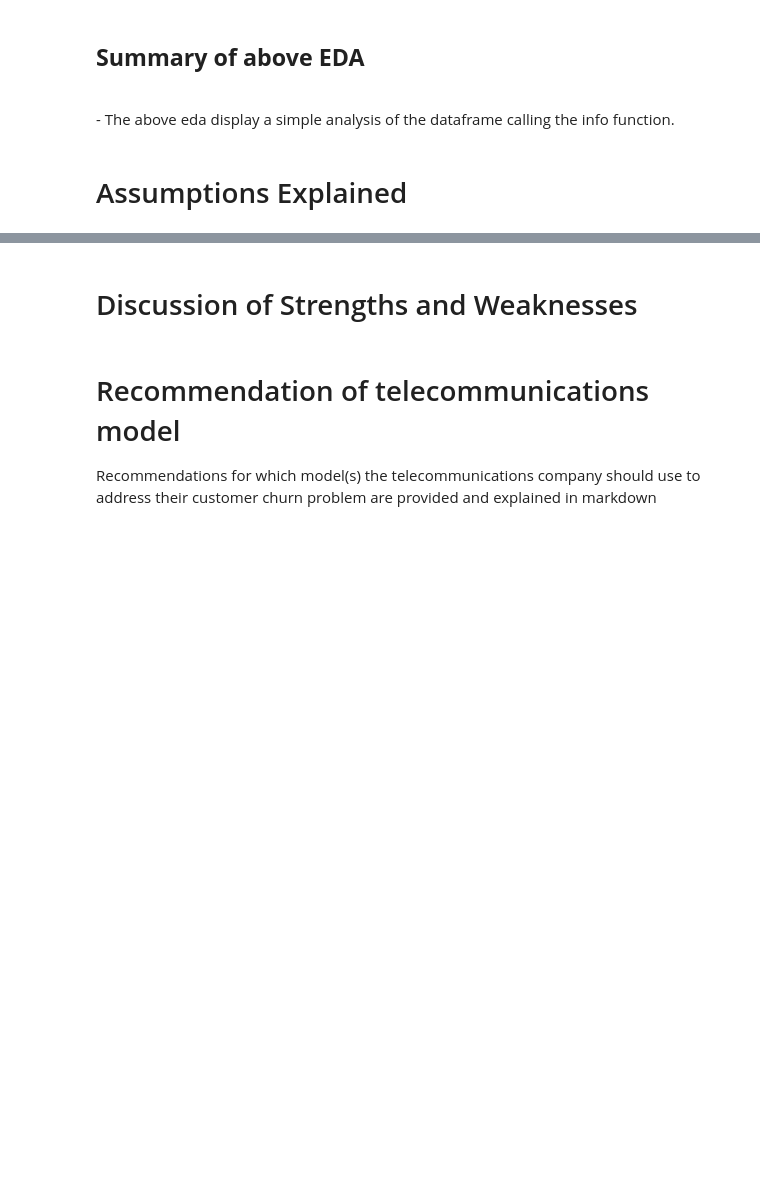
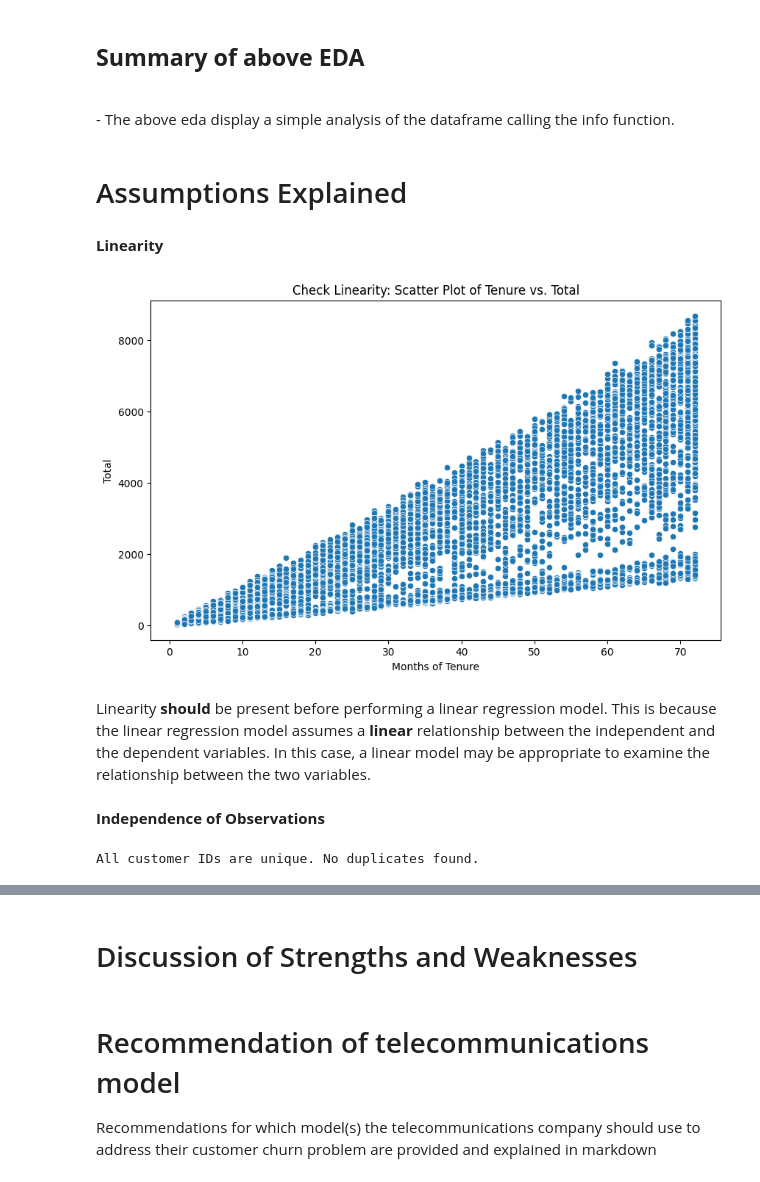
Before and after one commit to lindsaygross/Interpretable-ML, a Jupyter notebook: Interpretable_ML.ipynb, the cells around one changed output, grey strips where cells are left out. Cells and saved outputs as stored; diff of their text form; code cells hidden in the pictures; blank space fills up the shorter version.

Commit message:
added assumptions for linearity, independence, and homoscedasticity. Also updated readme

```diff
--- a/Interpretable_ML.ipynb
+++ b/Interpretable_ML.ipynb
@@ -345,0 +341,26 @@ Tenure has a strong negative relationship with churn. This relationship looks no
+# %% [markdown]
+**Linearity**
+# %%
+# Check for assumptions of linearity
+
+df_cleaned = df.dropna(subset=['tenure', 'TotalCharges'])
+plt.figure(figsize=(10,6))
+sns.scatterplot(x='tenure', y='TotalCharges', data=df_cleaned)
+plt.title('Check Linearity: Scatter Plot of Tenure vs. Total')
+plt.xlabel('Months of Tenure')
+plt.ylabel('Total')
+plt.show()
+# %% [output]
+[figure, added]
+# %% [markdown]
+Linearity **should** be present before performing a linear regression model. This is because the linear regression model assumes a **linear** relationship between the independent and the dependent variables. In this case, a linear model may be appropriate to examine the relationship between the two variables.
+# %% [markdown]
+**Independence of Observations**
+# %%
+# Check for assumptions of Independence of Observations
+if len(df['customerID']) == len(df['customerID'].unique()):
+    print("All customer IDs are unique. No duplicates found.")
+else:
+    print("There are duplicate customers")
+# %% [output]
+All customer IDs are unique. No duplicates found.
```
Also changed, not shown: parts of 12 cells of this notebook, 2 other files.
